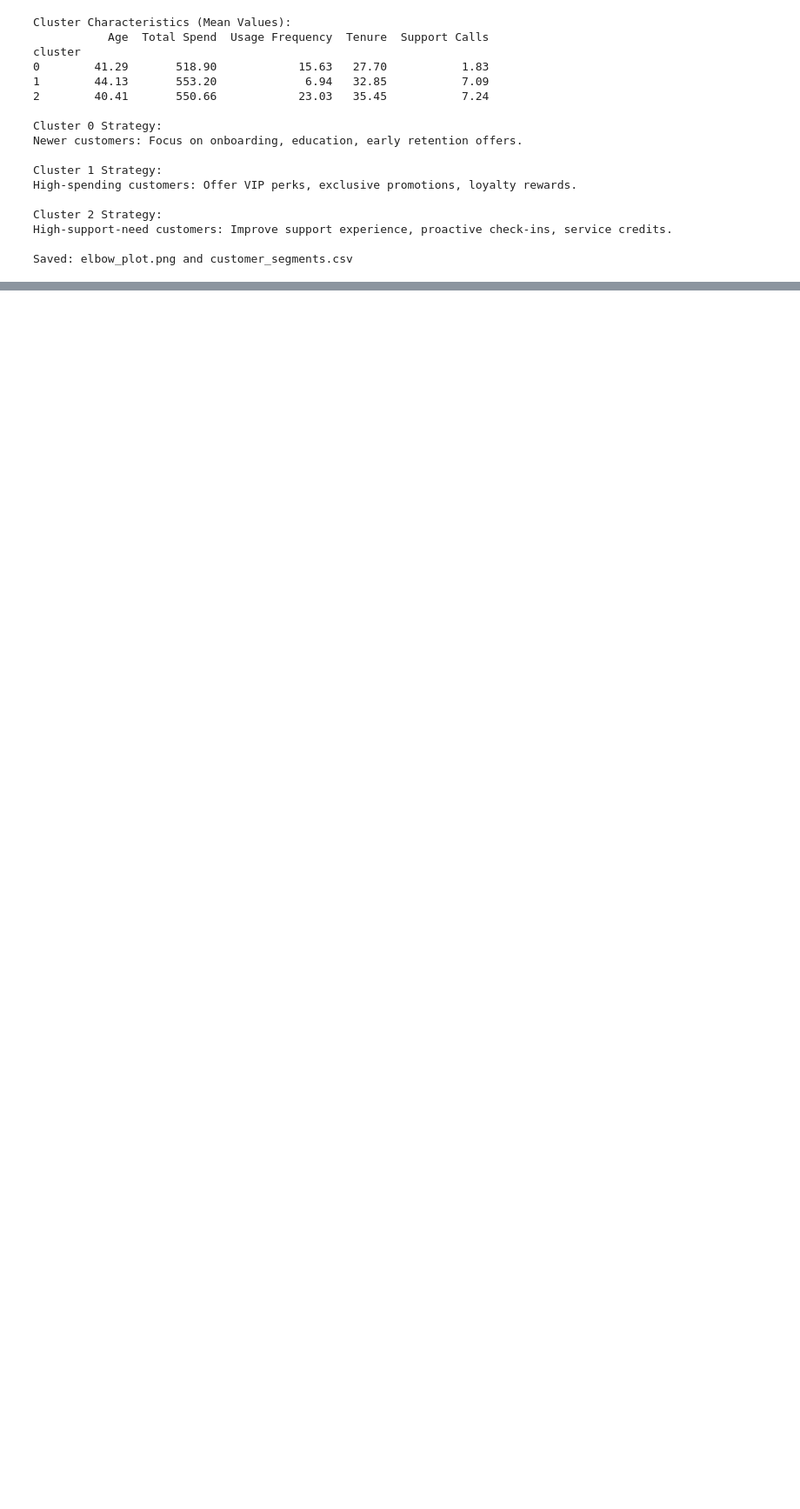
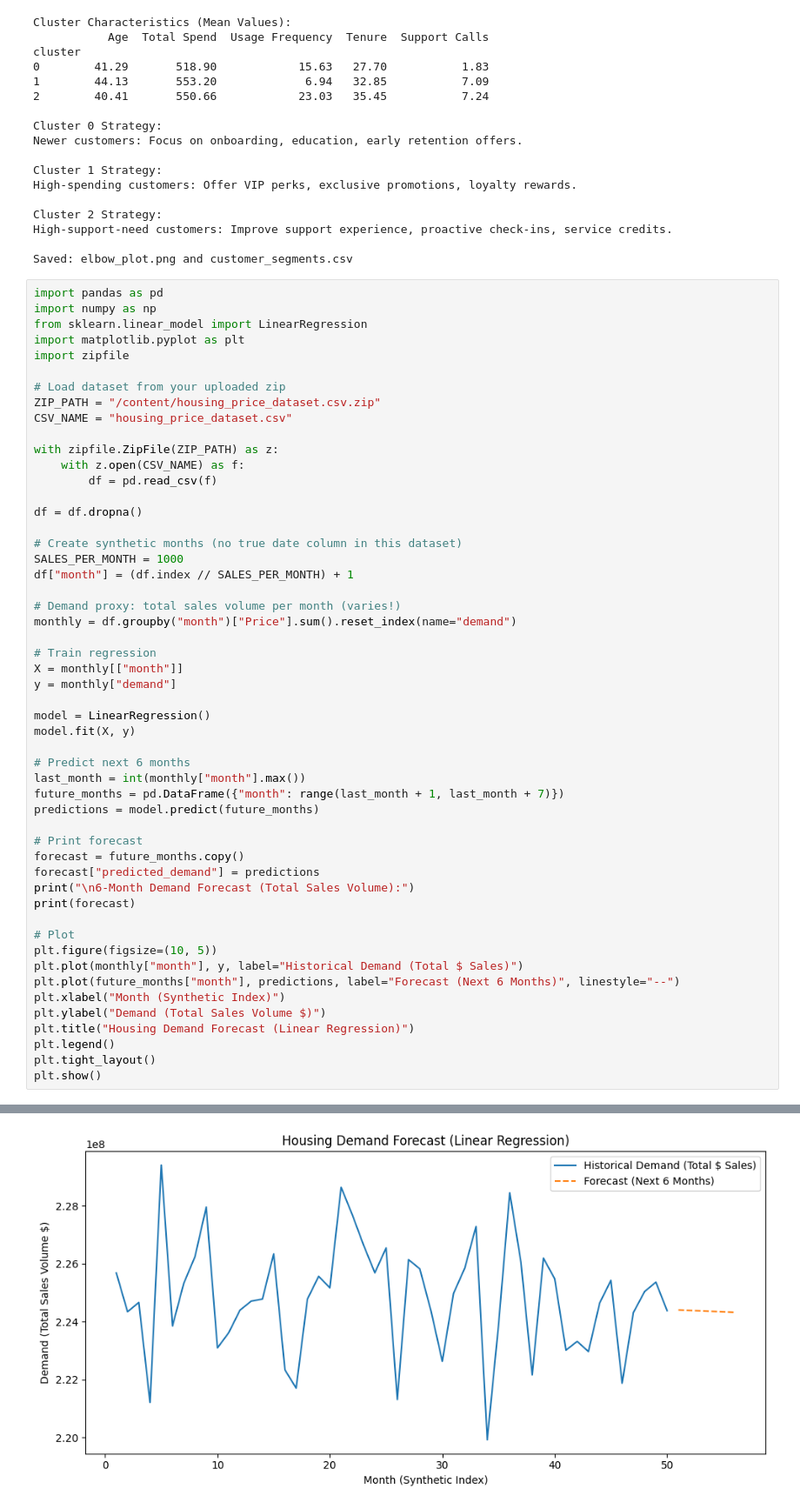
Before and after one commit to duruamobi/AAI2026, a Jupyter notebook: Coding_Exercise.ipynb, the cells around one changed output, grey strips where cells are left out. Shown at 87% size. Cells and saved outputs as stored; diff of their text form; blank space fills up the shorter version.

```diff
--- a/Coding_Exercise.ipynb
+++ b/Coding_Exercise.ipynb
@@ -307,3 +307,56 @@ Cluster 2 Strategy:
 High-support-need customers: Improve support experience, proactive check-ins, service credits.
 
 Saved: elbow_plot.png and customer_segments.csv
+# %%
+import pandas as pd
+import numpy as np
+from sklearn.linear_model import LinearRegression
+import matplotlib.pyplot as plt
+import zipfile
+
+# Load dataset from your uploaded zip
+ZIP_PATH = "/content/housing_price_dataset.csv.zip"
+CSV_NAME = "housing_price_dataset.csv"
+
+with zipfile.ZipFile(ZIP_PATH) as z:
+    with z.open(CSV_NAME) as f:
+        df = pd.read_csv(f)
+
+df = df.dropna()
+
+# Create synthetic months (no true date column in this dataset)
+SALES_PER_MONTH = 1000
+df["month"] = (df.index // SALES_PER_MONTH) + 1
+
+# Demand proxy: total sales volume per month (varies!)
+monthly = df.groupby("month")["Price"].sum().reset_index(name="demand")
+
+# Train regression
+X = monthly[["month"]]
+y = monthly["demand"]
+
+model = LinearRegression()
+model.fit(X, y)
+
+# Predict next 6 months
+last_month = int(monthly["month"].max())
+future_months = pd.DataFrame({"month": range(last_month + 1, last_month + 7)})
+predictions = model.predict(future_months)
+
+# Print forecast
+forecast = future_months.copy()
+forecast["predicted_demand"] = predictions
+print("\n6-Month Demand Forecast (Total Sales Volume):")
+print(forecast)
+
+# Plot
+plt.figure(figsize=(10, 5))
+plt.plot(monthly["month"], y, label="Historical Demand (Total $ Sales)")
+plt.plot(future_months["month"], predictions, label="Forecast (Next 6 Months)", linestyle="--")
+plt.xlabel("Month (Synthetic Index)")
+plt.ylabel("Demand (Total Sales Volume $)")
+plt.title("Housing Demand Forecast (Linear Regression)")
+plt.legend()
+plt.tight_layout()
+plt.show()
+# %% [output]
@@ -309,0 +371 @@ Saved: elbow_plot.png and customer_segments.csv
+[figure, added]
```
Also changed, not shown: parts of 2 cells of this notebook.
